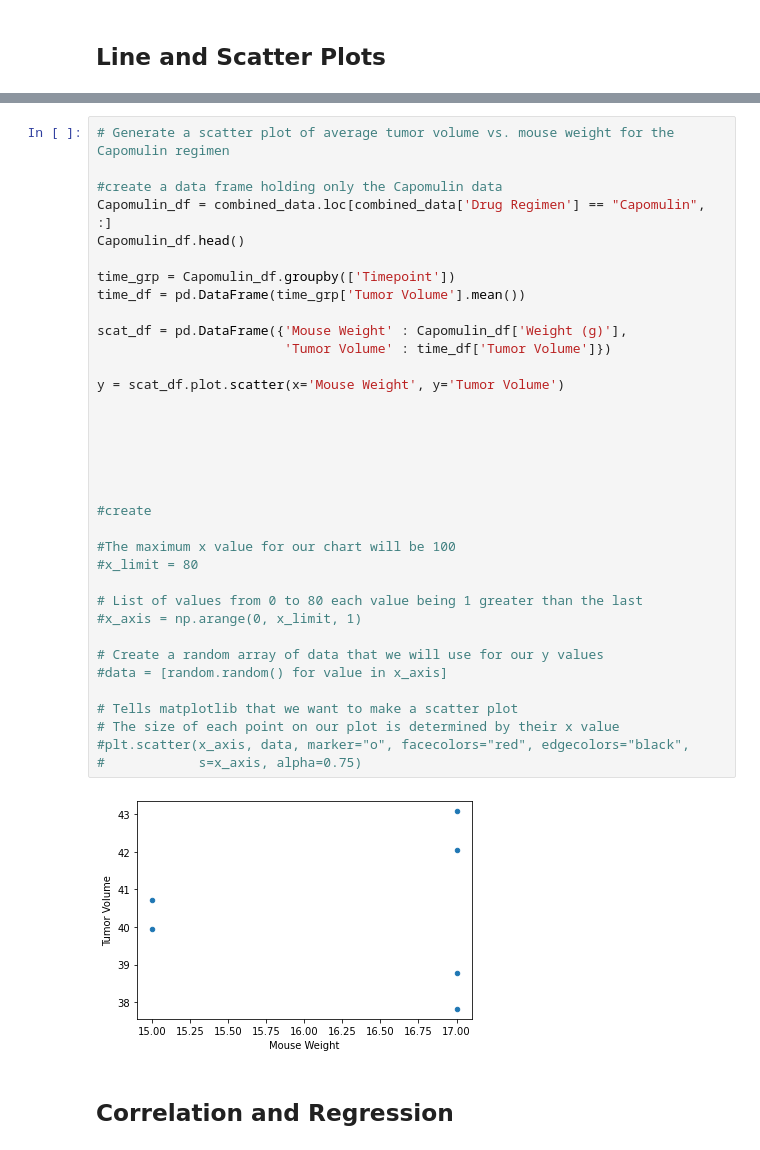
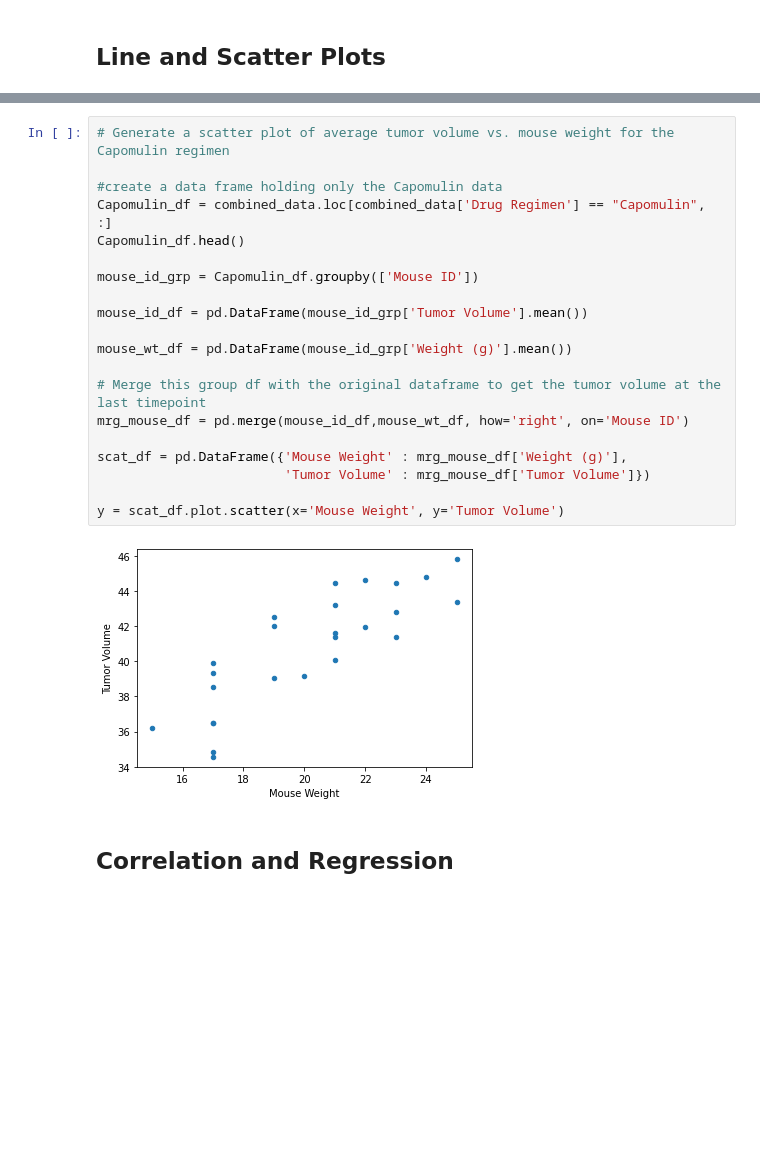
Before and after one commit to ese12880/Matplotlib-challenge, a Jupyter notebook: analysis/pymaceuticals_starter.ipynb, the cells around one changed output, grey strips where cells are left out. Drawn from its saved outputs; the diff is of its cells as text; blank space fills up the shorter version.

```diff
--- a/analysis/pymaceuticals_starter.ipynb
+++ b/analysis/pymaceuticals_starter.ipynb
@@ -343,40 +343,25 @@ plt.show()
 # %%
 # Generate a scatter plot of average tumor volume vs. mouse weight for the Capomulin regimen
 
 #create a data frame holding only the Capomulin data
 Capomulin_df = combined_data.loc[combined_data['Drug Regimen'] == "Capomulin", :]
 Capomulin_df.head()
 
-time_grp = Capomulin_df.groupby(['Timepoint'])
-time_df = pd.DataFrame(time_grp['Tumor Volume'].mean())
+mouse_id_grp = Capomulin_df.groupby(['Mouse ID'])
 
-scat_df = pd.DataFrame({'Mouse Weight' : Capomulin_df['Weight (g)'],
-                        'Tumor Volume' : time_df['Tumor Volume']})
+mouse_id_df = pd.DataFrame(mouse_id_grp['Tumor Volume'].mean())
+
+mouse_wt_df = pd.DataFrame(mouse_id_grp['Weight (g)'].mean())
+
+# Merge this group df with the original dataframe to get the tumor volume at the last timepoint
+mrg_mouse_df = pd.merge(mouse_id_df,mouse_wt_df, how='right', on='Mouse ID')
+
+scat_df = pd.DataFrame({'Mouse Weight' : mrg_mouse_df['Weight (g)'],
+                        'Tumor Volume' : mrg_mouse_df['Tumor Volume']})
 
 y = scat_df.plot.scatter(x='Mouse Weight', y='Tumor Volume')
-
-
-
-
-
-
-#create
-
-#The maximum x value for our chart will be 100
-#x_limit = 80
-
-# List of values from 0 to 80 each value being 1 greater than the last
-#x_axis = np.arange(0, x_limit, 1)
-
-# Create a random array of data that we will use for our y values
-#data = [random.random() for value in x_axis]
-
-# Tells matplotlib that we want to make a scatter plot
-# The size of each point on our plot is determined by their x value
-#plt.scatter(x_axis, data, marker="o", facecolors="red", edgecolors="black",
-#            s=x_axis, alpha=0.75)
 # %% [output]
-[figure, old version]
+[figure, new version]
 # %% [markdown]
 ## Correlation and Regression
 # %%
```
Also changed, not shown: parts of 2 cells of this notebook.
